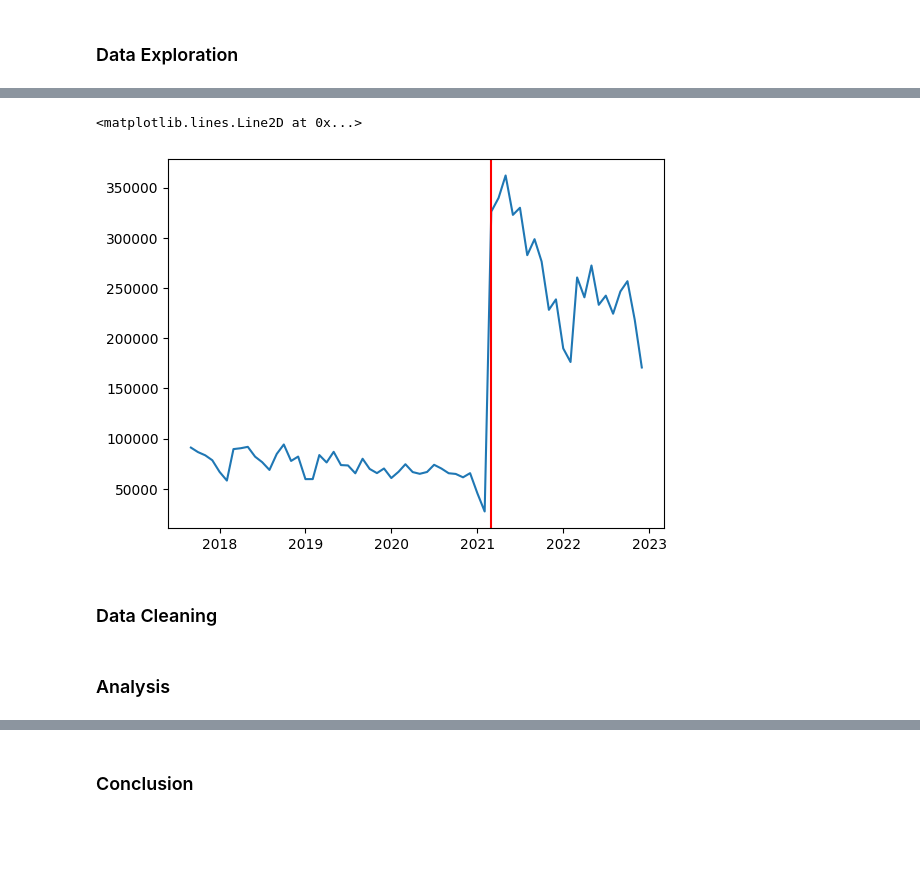
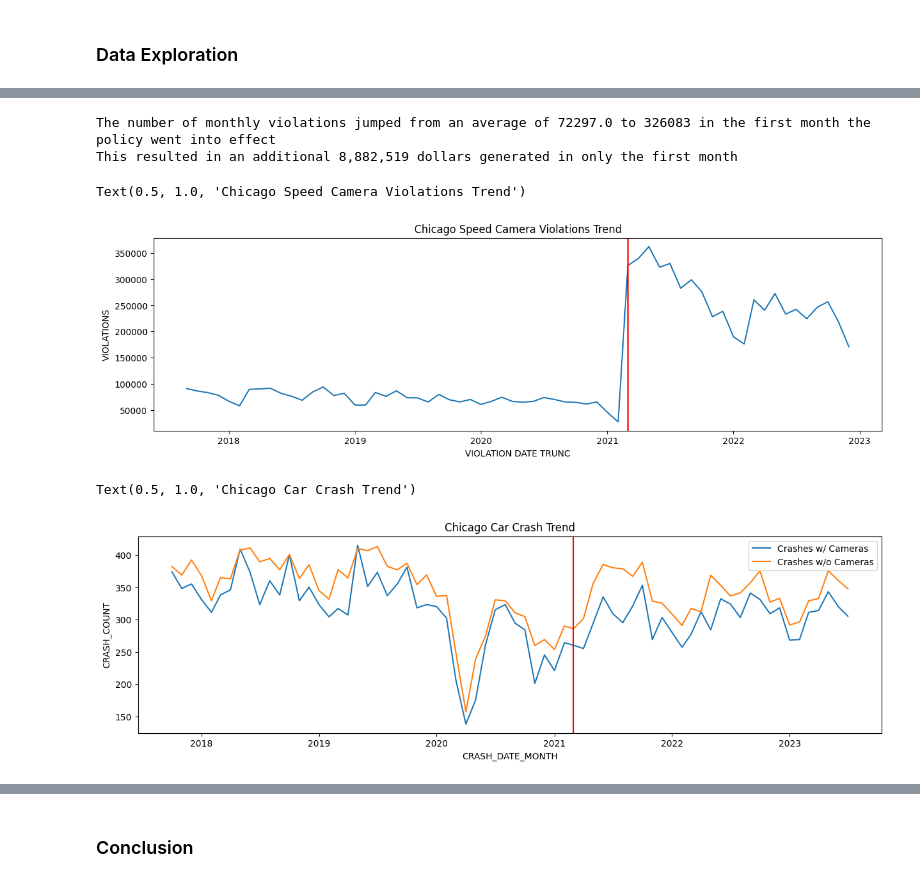
Before and after one commit to rroong/Speed_Camera, a Jupyter notebook: Speed_Camera.ipynb, the cells around one changed output, grey strips where cells are left out. Cells and saved outputs as stored; diff of their text form; code cells hidden in the pictures; blank space fills up the shorter version.

Commit message:
modified non-camera comparison data

```diff
--- a/Speed_Camera.ipynb
+++ b/Speed_Camera.ipynb
@@ -38,17 +47,14 @@ crash['BLOCK_NO'] = round(crash['STREET_NO']/100)*100
 crash = crash.astype({"BLOCK_NO":int})
 crash['FULL_ADDR'] = crash['BLOCK_NO'].astype(str) +" "+ crash['STREET_DIRECTION'] +" "+ crash['STREET_NAME']
 
-#Format date to date format and adding a column to allow for date to be grouped by month
+#Format date and adding a column to allow for date to be grouped by month
 crash['CRASH_DATE'] = pd.to_datetime(crash['CRASH_DATE'],format="%m/%d/%Y %I:%M:%S %p").dt.date
-crash['CRASH_DATE_TRUNC'] = crash['CRASH_DATE'].apply(lambda s: datetime.date(s.year, s.month, 1))
+crash['CRASH_DATE_MONTH'] = [dt.replace(day=1) for dt in crash['CRASH_DATE']]
 
 violations['VIOLATION DATE'] = pd.to_datetime(violations['VIOLATION DATE'],format="%m/%d/%Y").dt.date
-violations['VIOLATION DATE TRUNC'] = violations['VIOLATION DATE'].apply(lambda s: datetime.date(s.year, s.month, 1))
+violations['VIOLATION DATE TRUNC'] = [dt.replace(day=1) for dt in violations['VIOLATION DATE']]
 # %%
 #Dropping crashes that occurred prior to 9/1/17 because entire city did not start reporting on crashes until this date.
-#datetime_str = '09/01/2017'
-#datetime_object = datetime.datetime.strptime(datetime_str, '%m/%d/%Y')
-
-crash = crash[(crash['CRASH_DATE_TRUNC']>datetime.date(2017,9,1))&(crash['CRASH_DATE_TRUNC']<datetime.date(2023,1,1))]
-violations = violations[(violations['VIOLATION DATE']>datetime.date(2017,9,1))&(violations['VIOLATION DATE']<datetime.date(2023,1,1))]
+crash = crash[(crash['CRASH_DATE_MONTH']>datetime(2017,9,1).date())&(crash['CRASH_DATE_MONTH']<datetime(2023,8,1).date())]
+violations = violations[(violations['VIOLATION DATE']>datetime(2017,9,1).date())&(violations['VIOLATION DATE']<datetime(2023,1,1).date())]
 # %%
@@ -124,9 +159,16 @@ plt.axvline(datetime.datetime(2021, 3, 1), color='r')
+# %%
+formatted_result = (first_mo_violations_postpolicy - avg_violations_prepolicy) * 35
+formatted_string = f'{formatted_result:,.0f}'
+print("The number of monthly violations jumped from an average of",round(avg_violations_prepolicy,0),"to",first_mo_violations_postpolicy, "in the first month the policy went into effect")
+print("This resulted in an additional",formatted_string,"dollars generated in only the first month")
+# %% [output]
+The number of monthly violations jumped from an average of 72297.0 to 326083 in the first month the policy went into effect
+This resulted in an additional 8,882,519 dollars generated in only the first month
 # %%
-fig, ax = plt.subplots()
-ax.plot(violation_group.index, violation_group['VIOLATIONS'])
-plt.axvline(datetime.datetime(2021, 3, 1), color='r')
+fig, ax = plt.subplots(figsize = (15, 4))
+sns.lineplot(x=violation_group.index, y=violation_group['VIOLATIONS'], ax=ax)
+plt.axvline(datetime(2021, 3, 1), color='r')
+ax.set_title('Chicago Speed Camera Violations Trend')
 # %% [output]
-<matplotlib.lines.Line2D at 0x...>
+Text(0.5, 1.0, 'Chicago Speed Camera Violations Trend')
-[figure, old version]
+[figure, new version]
-# %% [markdown]
-### Data Cleaning
@@ -135,2 +174,0 @@ plt.axvline(datetime.datetime(2021, 3, 1), color='r')
-# %% [markdown]
-### Analysis
@@ -141,0 +175,10 @@ plt.axvline(datetime.datetime(2021, 3, 1), color='r')
+# %%
+fig, ax = plt.subplots(figsize = (15, 4))
+
+sns.lineplot(x=camera_crash_group.index, y=camera_crash_group['CRASH_COUNT'], ax=ax, label='Crashes w/ Cameras')
+sns.lineplot(x=no_camera_crash_group.index, y=no_camera_crash_group['CRASH_COUNT'], ax=ax, label='Crashes w/o Cameras')
+plt.axvline(datetime(2021, 3, 1), color='r')
+ax.set_title('Chicago Car Crash Trend')
+# %% [output]
+Text(0.5, 1.0, 'Chicago Car Crash Trend')
+[figure, new version]
```
Also changed, not shown: parts of 36 cells of this notebook, 1 other file.
